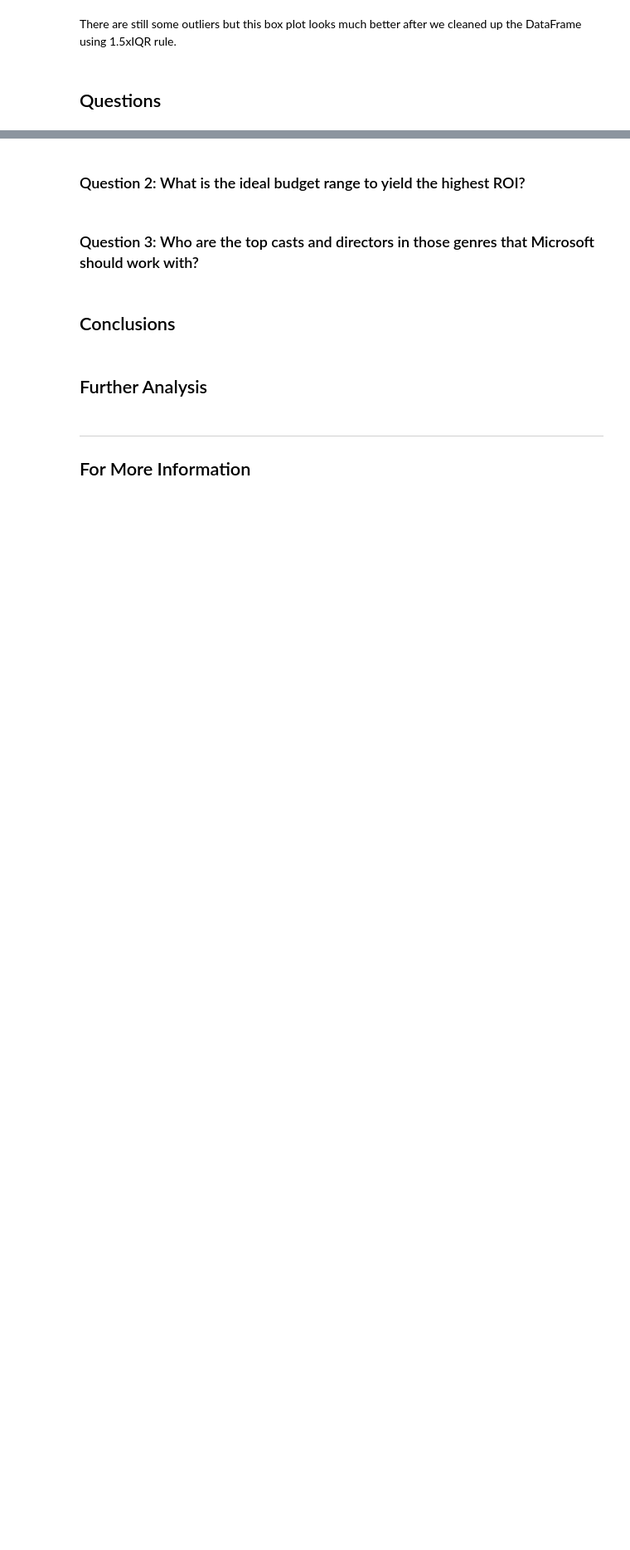
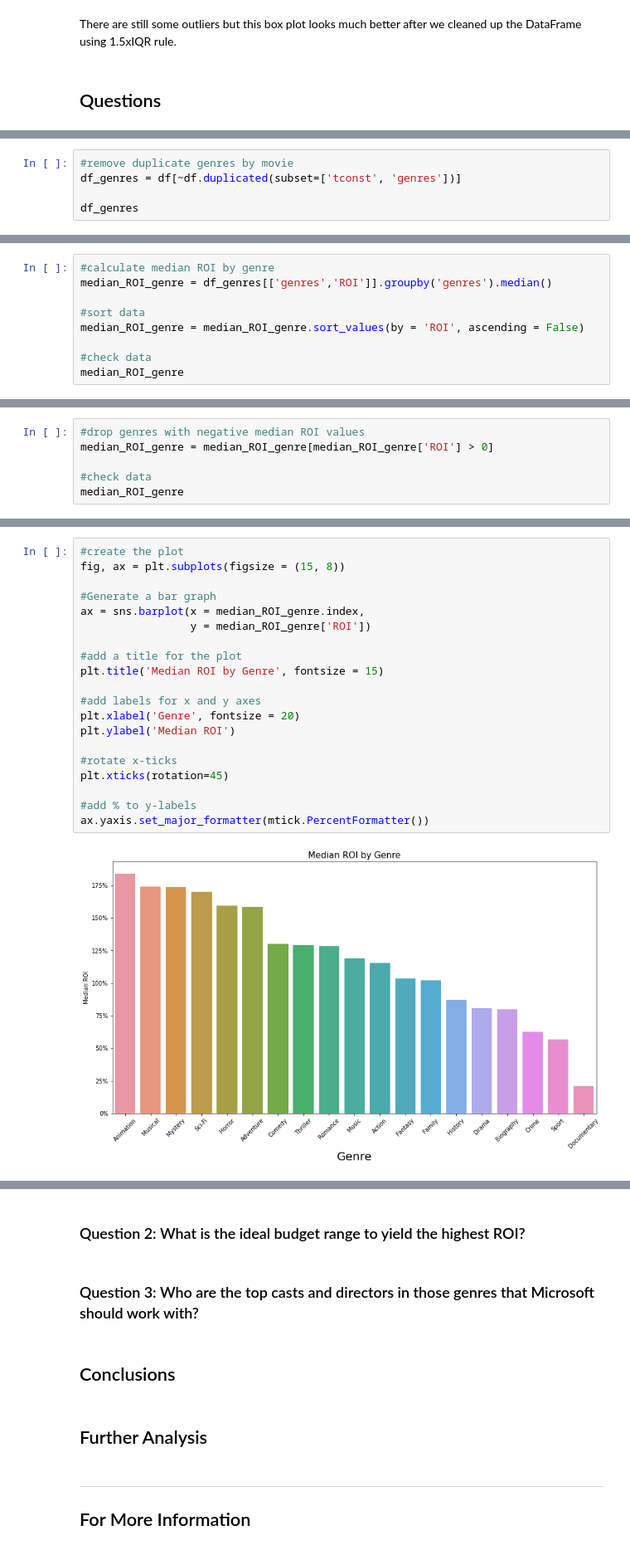
Before and after one commit to jennifernha/Microsoft-Movie-Analysis, a Jupyter notebook: Microsoft Movie Analysis.ipynb, the cells around one changed output, grey strips where cells are left out. Shown: that part at 83% size. Drawn from its saved outputs; the diff is of its cells as text; blank space fills up the shorter version.

```diff
--- a/Microsoft Movie Analysis.ipynb
+++ b/Microsoft Movie Analysis.ipynb
@@ -619,0 +620,5 @@ There are still some outliers but this box plot looks much better after we clean
+# %%
+#remove duplicate genres by movie
+df_genres = df[~df.duplicated(subset=['tconst', 'genres'])]
+
+df_genres
@@ -619,0 +641,9 @@ There are still some outliers but this box plot looks much better after we clean
+# %%
+#calculate median ROI by genre
+median_ROI_genre = df_genres[['genres','ROI']].groupby('genres').median()
+
+#sort data
+median_ROI_genre = median_ROI_genre.sort_values(by = 'ROI', ascending = False)
+
+#check data
+median_ROI_genre
@@ -619,0 +671,6 @@ There are still some outliers but this box plot looks much better after we clean
+# %%
+#drop genres with negative median ROI values
+median_ROI_genre = median_ROI_genre[median_ROI_genre['ROI'] > 0]
+
+#check data
+median_ROI_genre
@@ -619,0 +698,22 @@ There are still some outliers but this box plot looks much better after we clean
+# %%
+#create the plot
+fig, ax = plt.subplots(figsize = (15, 8))
+
+#Generate a bar graph
+ax = sns.barplot(x = median_ROI_genre.index,
+                 y = median_ROI_genre['ROI'])
+
+#add a title for the plot
+plt.title('Median ROI by Genre', fontsize = 15)
+
+#add labels for x and y axes
+plt.xlabel('Genre', fontsize = 20)
+plt.ylabel('Median ROI')
+
+#rotate x-ticks
+plt.xticks(rotation=45)
+
+#add % to y-labels
+ax.yaxis.set_major_formatter(mtick.PercentFormatter())
+# %% [output]
+[figure, added]
```
Also changed, not shown: parts of 19 cells of this notebook.
